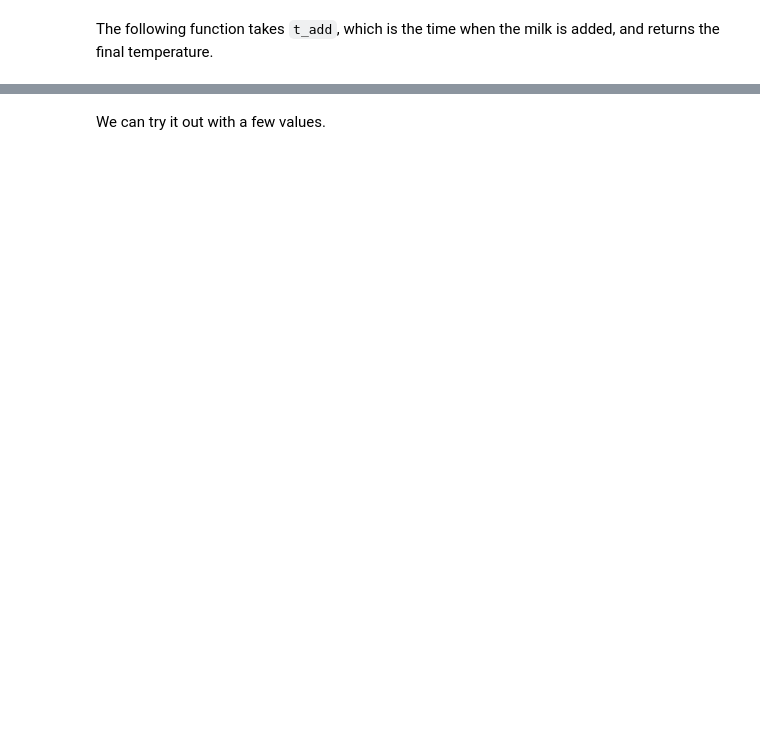
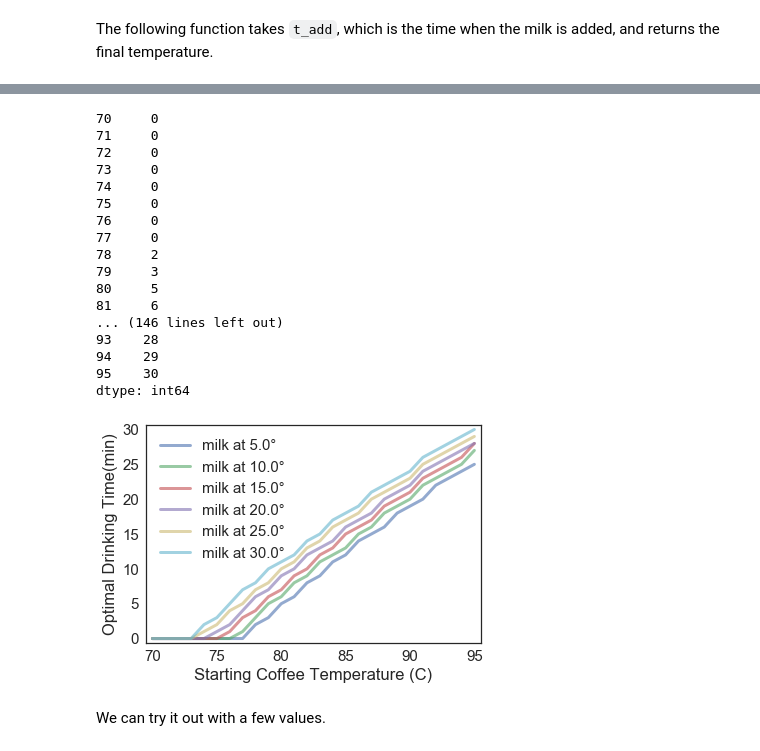
Before and after one commit to FlynnML/ModSimPy, a Jupyter notebook: code/proj2start.ipynb, the cells around one changed output, grey strips where cells are left out. Drawn from its saved outputs; the diff is of its cells as text; code cells hidden in the pictures; blank space fills up the shorter version.

```diff
--- a/code/proj2start.ipynb
+++ b/code/proj2start.ipynb
@@ -640,3 +642,36 @@ TypeError: run_and_mix_and_sweep() missing 1 required positional argument: 't_ad
+# %%
+def sweep_coffee(T_coffee_array, T_milk0):
+    sweep = SweepSeries()
+    for i2 in T_coffee_array:
+        res = run_and_mix(t_add=0, t_total=60, T_milk0=T_milk0, T_coffee0=i2)
+        t_opt = find_t_opt(res)
+        sweep[i2] = t_opt
+    print(sweep)
+    plot(sweep, label='milk at ' + str(i1) + '°')
+    decorate(xlabel='Starting Coffee Temperature (C)',
+             ylabel='Optimal Drinking Time(min)')
+# %%
+for i1 in linspace(5, 30, 6):
+    sweep_coffee(T_coffee_array = linspace(70, 95, 26), T_milk0=i1)
+# %% [output]
+70     0
+71     0
+72     0
+73     0
+74     0
+75     0
+76     0
+77     0
+78     2
+79     3
+80     5
+81     6
+... (146 lines left out)
+93    28
+94    29
+95    30
+dtype: int64
+[figure, added]
 # %% [markdown]
 We can try it out with a few values.
 # %%
```
Also changed, not shown: parts of 49 cells of this notebook, 1 other file.
